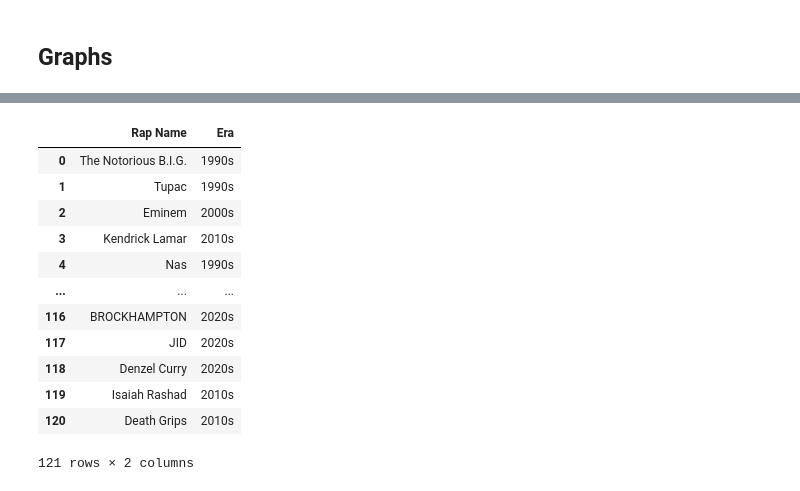
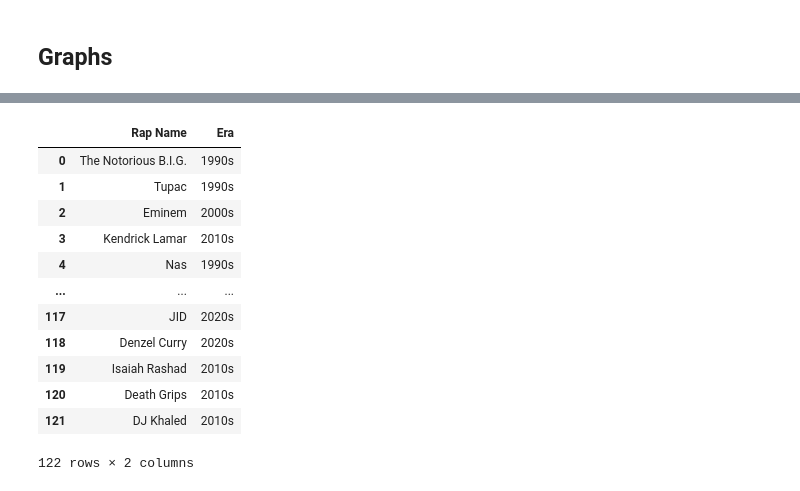
Before and after one commit to TrippingLettuce/Where-is-the-love, a Jupyter notebook: src/analysis.ipynb, the cells around one changed output, grey strips where cells are left out. Saved outputs shown, nothing was run; the diff lists cells and outputs as text; code cells hidden in the pictures.

```diff
--- a/src/analysis.ipynb
+++ b/src/analysis.ipynb
@@ -55,18 +93,19 @@ df.head(11)
 # %%
-df_era = pd.read_csv("/home/lettuce/MyCode/Statistical-Analysis-of-Music-Genres/src/rap_ERA.csv")
+
+df_era = pd.read_csv("/home/lettuce/MyCode/Where is the love/Where-is-the-love/csv/rap_ERA.csv")
 df_era
 # %% [output]
 |  | Rap Name | Era |
 | 0 | The Notorious B.I.G. | 1990s |
 | 1 | Tupac | 1990s |
 | 2 | Eminem | 2000s |
 | 3 | Kendrick Lamar | 2010s |
 | 4 | Nas | 1990s |
 | ... | ... | ... |
-| 116 | BROCKHAMPTON | 2020s |
 | 117 | JID | 2020s |
 | 118 | Denzel Curry | 2020s |
 | 119 | Isaiah Rashad | 2010s |
 | 120 | Death Grips | 2010s |
+| 121 | DJ Khaled | 2010s |
-121 rows × 2 columns
+122 rows × 2 columns
 # %%
```
Also changed, not shown: parts of 16 cells of this notebook, 13 other files.
